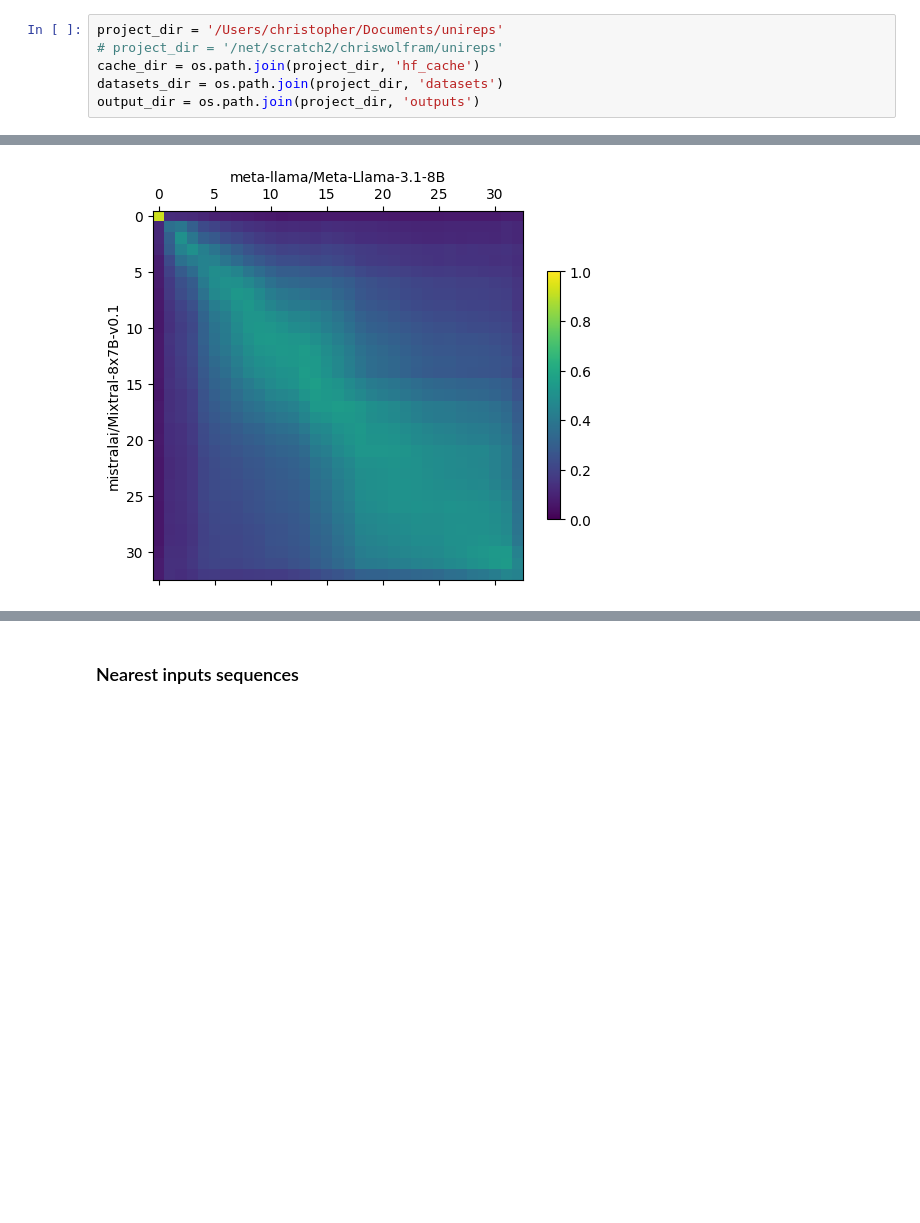
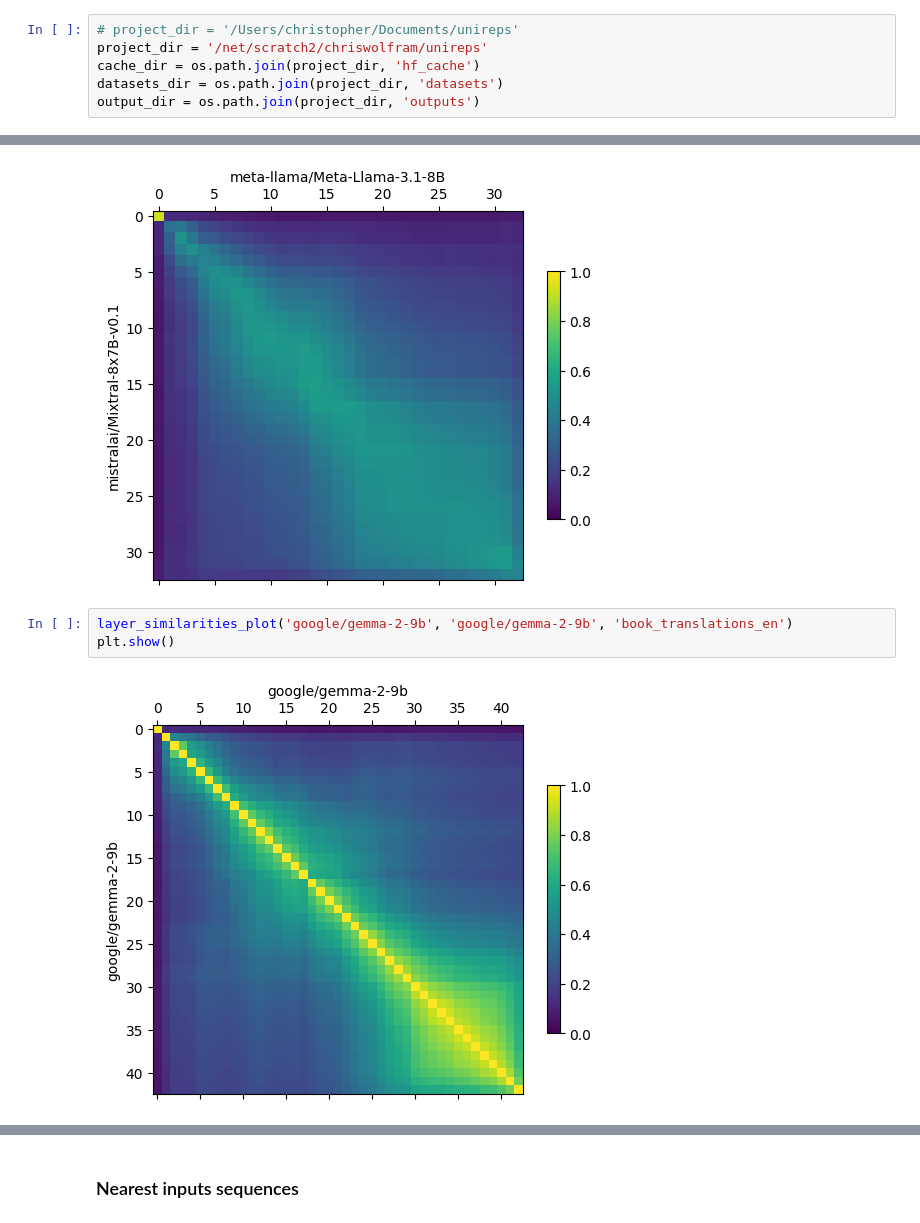
Before and after one commit to chriswolfram/unireps, a Jupyter notebook: notebooks/unireps-2.ipynb, the cells around one changed output, grey strips where cells are left out. Cells and saved outputs as stored; diff of their text form; blank space fills up the shorter version.

Commit message:
Added some experiments with translation pairs.

```diff
--- a/notebooks/unireps-2.ipynb
+++ b/notebooks/unireps-2.ipynb
@@ -12,8 +12,8 @@ from tqdm import tqdm
 # %%
 datasets.disable_caching()
 # %%
-project_dir = '/Users/christopher/Documents/unireps'
-# project_dir = '/net/scratch2/chriswolfram/unireps'
+# project_dir = '/Users/christopher/Documents/unireps'
+project_dir = '/net/scratch2/chriswolfram/unireps'
 cache_dir = os.path.join(project_dir, 'hf_cache')
 datasets_dir = os.path.join(project_dir, 'datasets')
 output_dir = os.path.join(project_dir, 'outputs')
@@ -296,3 +316,8 @@ layer_similarities_plot('mistralai/Mixtral-8x7B-v0.1', 'meta-llama/Meta-Llama-3.
 plt.show()
 # %% [output]
 [figure]
+# %%
+layer_similarities_plot('google/gemma-2-9b', 'google/gemma-2-9b', 'book_translations_en')
+plt.show()
+# %% [output]
+[figure, added]
```
Also changed, not shown: parts of 7 cells of this notebook.
